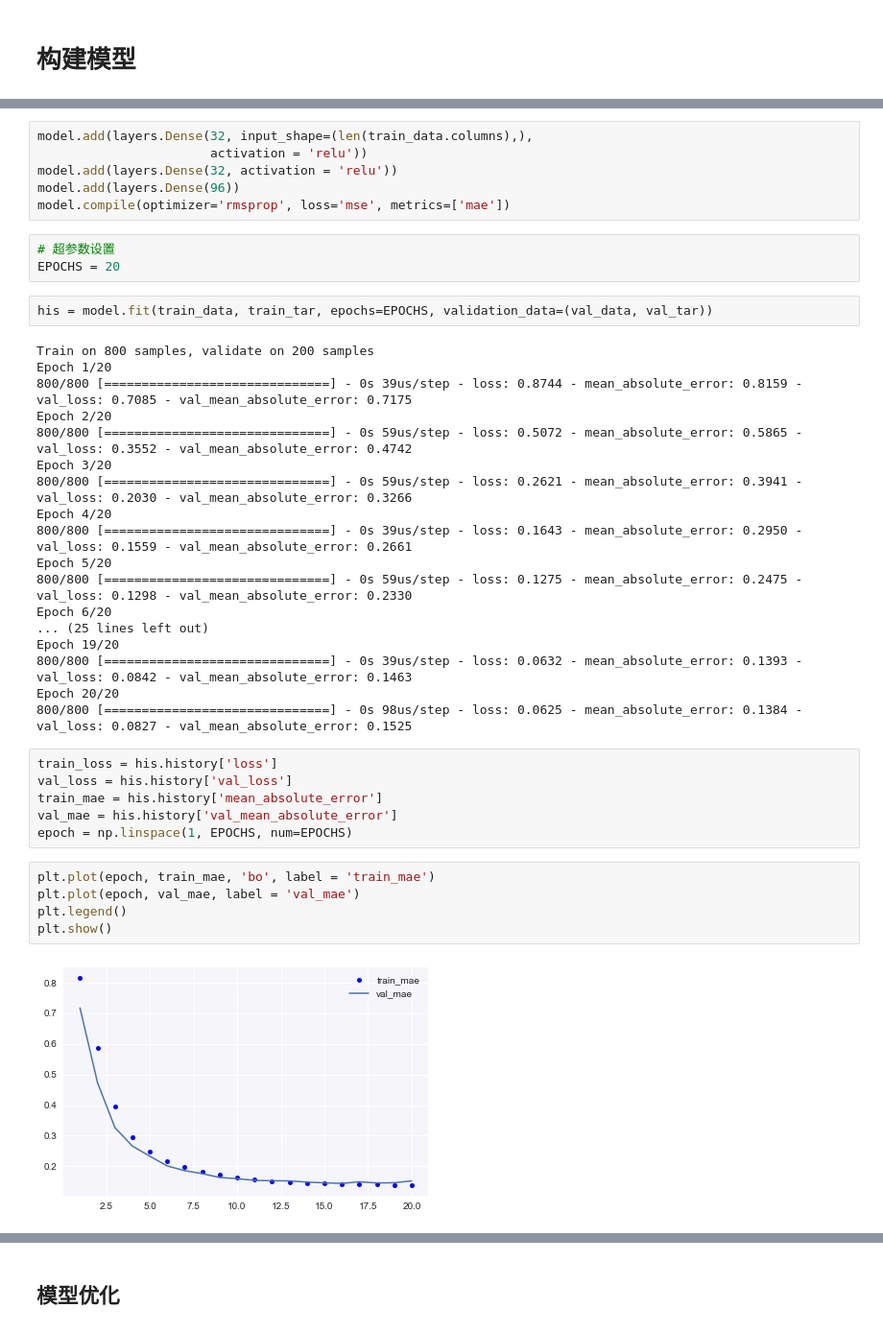
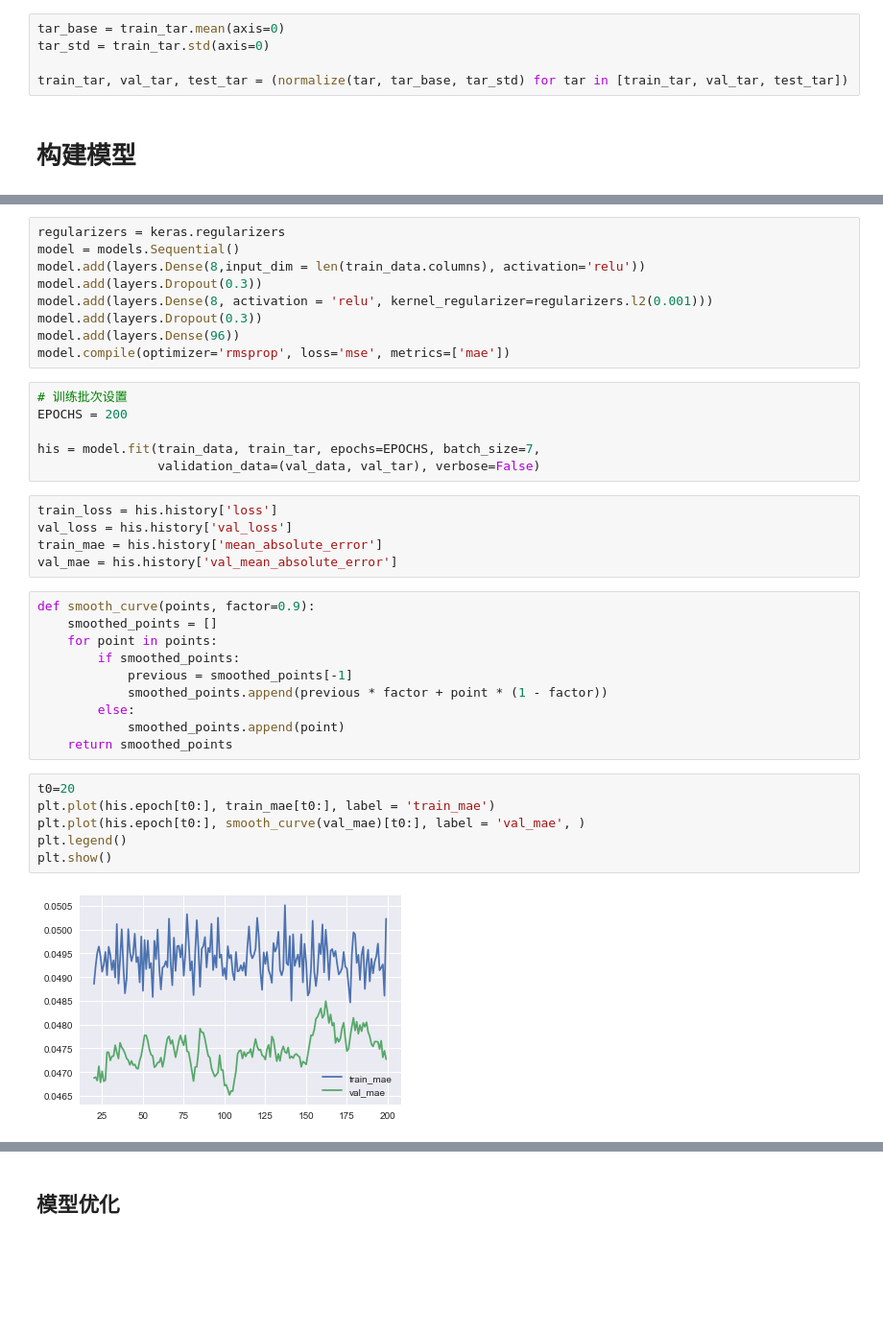
Before and after one commit to Black-Web/notbooks, a Jupyter notebook: jupyternb/eload_forecast.ipynb, the cells around one changed output, grey strips where cells are left out. Shown: that part at 96% size. Cells and saved outputs as stored; diff of their text form; blank space fills up the shorter version.

```diff
--- a/jupyternb/eload_forecast.ipynb
+++ b/jupyternb/eload_forecast.ipynb
@@ -115,2 +188,7 @@ test_tar = regload[1000:]
+# %%
+tar_base = train_tar.mean(axis=0)
+tar_std = train_tar.std(axis=0)
+
+train_tar, val_tar, test_tar = (normalize(tar, tar_base, tar_std) for tar in [train_tar, val_tar, test_tar])
 # %% [markdown]
 # 构建模型
@@ -119,42 +195,38 @@ model = models.Sequential()
 # %%
-model.add(layers.Dense(32, input_shape=(len(train_data.columns),),
-                       activation = 'relu'))
-model.add(layers.Dense(32, activation = 'relu'))
+regularizers = keras.regularizers
+model = models.Sequential()
+model.add(layers.Dense(8,input_dim = len(train_data.columns), activation='relu'))
+model.add(layers.Dropout(0.3))
+model.add(layers.Dense(8, activation = 'relu', kernel_regularizer=regularizers.l2(0.001)))
+model.add(layers.Dropout(0.3))
 model.add(layers.Dense(96))
 model.compile(optimizer='rmsprop', loss='mse', metrics=['mae'])
-# %%
-# 超参数设置
-EPOCHS = 20
 # %%
-his = model.fit(train_data, train_tar, epochs=EPOCHS, validation_data=(val_data, val_tar))
+# 训练批次设置
+EPOCHS = 200
+
+his = model.fit(train_data, train_tar, epochs=EPOCHS, batch_size=7,
+                validation_data=(val_data, val_tar), verbose=False)
-# %% [output]
-Train on 800 samples, validate on 200 samples
-Epoch 1/20
-800/800 [==============================] - 0s 39us/step - loss: 0.8744 - mean_absolute_error: 0.8159 - val_loss: 0.7085 - val_mean_absolute_error: 0.7175
-Epoch 2/20
-800/800 [==============================] - 0s 59us/step - loss: 0.5072 - mean_absolute_error: 0.5865 - val_loss: 0.3552 - val_mean_absolute_error: 0.4742
-Epoch 3/20
-800/800 [==============================] - 0s 59us/step - loss: 0.2621 - mean_absolute_error: 0.3941 - val_loss: 0.2030 - val_mean_absolute_error: 0.3266
-Epoch 4/20
-800/800 [==============================] - 0s 39us/step - loss: 0.1643 - mean_absolute_error: 0.2950 - val_loss: 0.1559 - val_mean_absolute_error: 0.2661
-Epoch 5/20
-800/800 [==============================] - 0s 59us/step - loss: 0.1275 - mean_absolute_error: 0.2475 - val_loss: 0.1298 - val_mean_absolute_error: 0.2330
-Epoch 6/20
-... (25 lines left out)
-Epoch 19/20
-800/800 [==============================] - 0s 39us/step - loss: 0.0632 - mean_absolute_error: 0.1393 - val_loss: 0.0842 - val_mean_absolute_error: 0.1463
-Epoch 20/20
-800/800 [==============================] - 0s 98us/step - loss: 0.0625 - mean_absolute_error: 0.1384 - val_loss: 0.0827 - val_mean_absolute_error: 0.1525
 # %%
 train_loss = his.history['loss']
 val_loss = his.history['val_loss']
 train_mae = his.history['mean_absolute_error']
 val_mae = his.history['val_mean_absolute_error']
-epoch = np.linspace(1, EPOCHS, num=EPOCHS)
+# %%
+def smooth_curve(points, factor=0.9):
+    smoothed_points = []
+    for point in points:
+        if smoothed_points:
+            previous = smoothed_points[-1]
+            smoothed_points.append(previous * factor + point * (1 - factor))
+        else:
+            smoothed_points.append(point)
+    return smoothed_points
 # %%
-plt.plot(epoch, train_mae, 'bo', label = 'train_mae')
-plt.plot(epoch, val_mae, label = 'val_mae')
+t0=20
+plt.plot(his.epoch[t0:], train_mae[t0:], label = 'train_mae')
+plt.plot(his.epoch[t0:], smooth_curve(val_mae)[t0:], label = 'val_mae', )
 plt.legend()
 plt.show()
 # %% [output]
-[figure, old version]
+[figure, new version]
```
Also changed, not shown: parts of 43 cells of this notebook.
